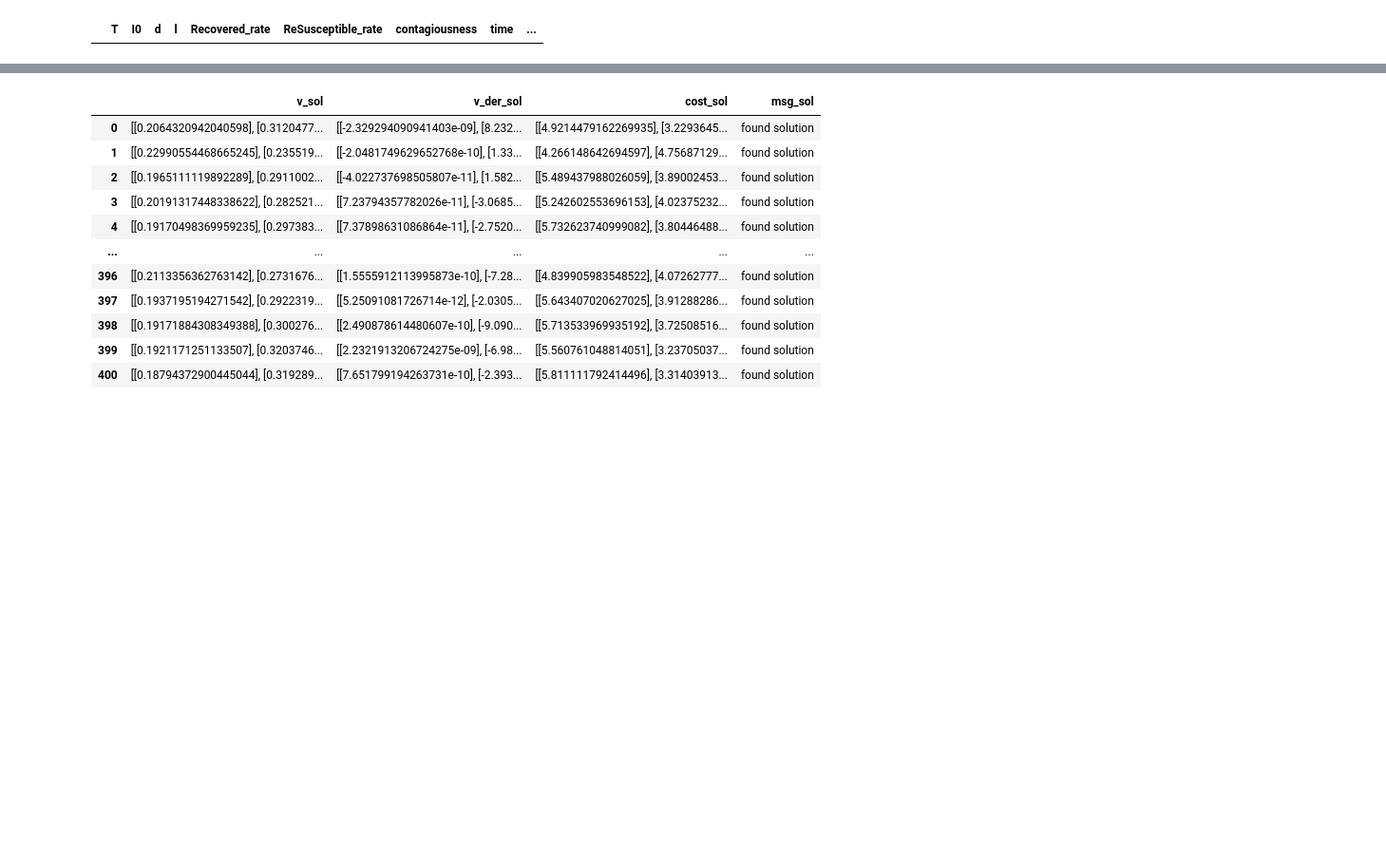
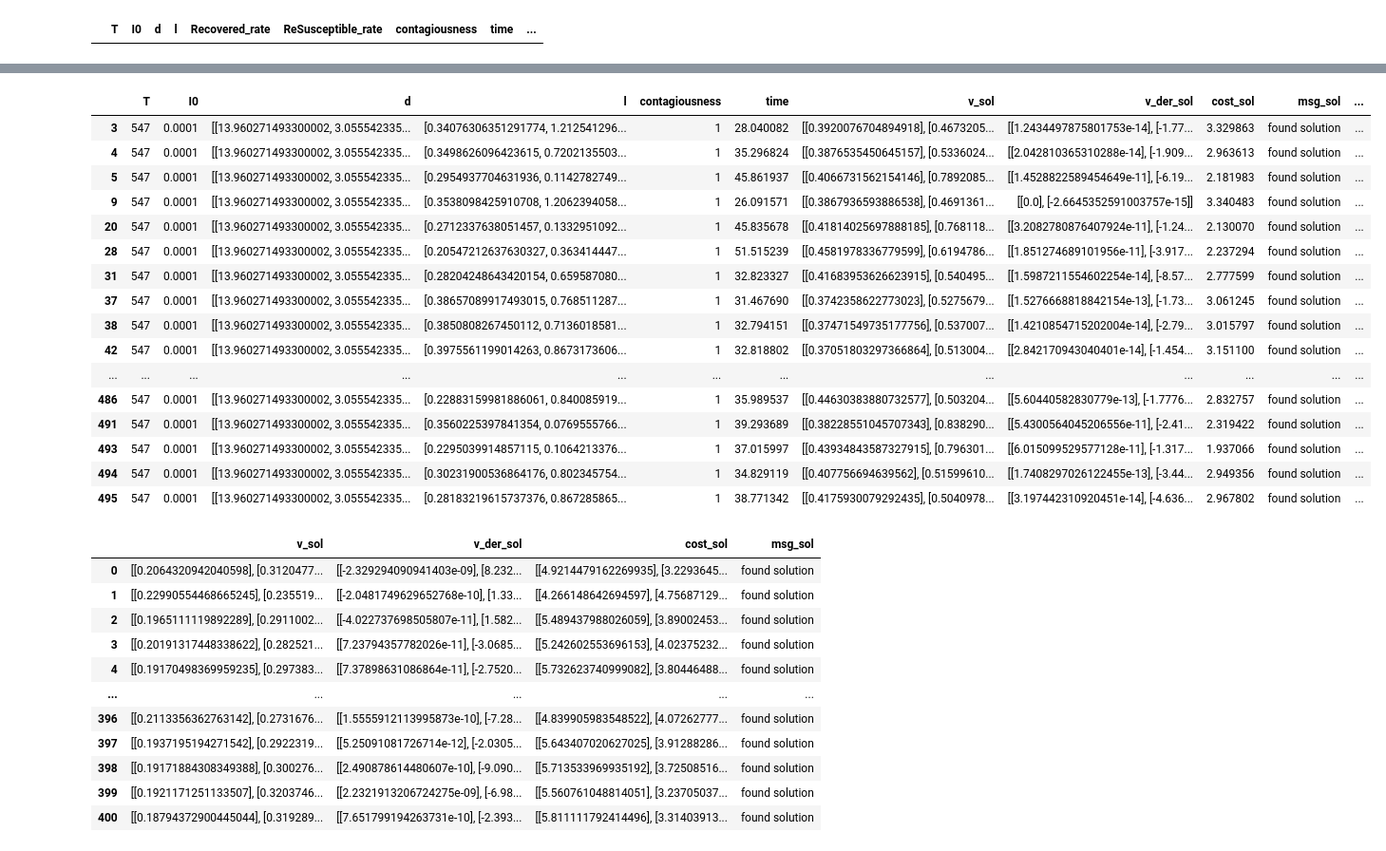
Before and after one commit to daniel-ablin/Thesis, a Jupyter notebook: test analysis.ipynb, the cells around one changed output, grey strips where cells are left out. Shown at 95% size. Saved outputs shown, nothing was run; the diff lists cells and outputs as text; code cells hidden in the pictures; blank space fills up the shorter version.

```diff
--- a/test analysis.ipynb
+++ b/test analysis.ipynb
@@ -134,3 +162,23 @@ sns.pairplot(base[columns], hue='best_sol', diag_kind='hist')
+# %%
+base.query('best_sol == "cost_sol"')
+# %% [output]
+|  | T | I0 | d | l | contagiousness | time | v_sol | v_der_sol | cost_sol | msg_sol | ... |
+| 3 | 547 | 0.0001 | [[13.960271493300002, 3.055542335... | [0.34076306351291774, 1.212541296... | 1 | 28.040082 | [[0.3920076704894918], [0.4673205... | [[1.2434497875801753e-14], [-1.77... | 3.329863 | found solution | ... |
+| 4 | 547 | 0.0001 | [[13.960271493300002, 3.055542335... | [0.3498626096423615, 0.7202135503... | 1 | 35.296824 | [[0.3876535450645157], [0.5336024... | [[2.042810365310288e-14], [-1.909... | 2.963613 | found solution | ... |
+| 5 | 547 | 0.0001 | [[13.960271493300002, 3.055542335... | [0.2954937704631936, 0.1142782749... | 1 | 45.861937 | [[0.4066731562154146], [0.7892085... | [[1.4528822589454649e-11], [-6.19... | 2.181983 | found solution | ... |
+| 9 | 547 | 0.0001 | [[13.960271493300002, 3.055542335... | [0.3538098425910708, 1.2062394058... | 1 | 26.091571 | [[0.3867936593886538], [0.4691361... | [[0.0], [-2.6645352591003757e-15]] | 3.340483 | found solution | ... |
+| 20 | 547 | 0.0001 | [[13.960271493300002, 3.055542335... | [0.2712337638051457, 0.1332951092... | 1 | 45.835678 | [[0.41814025697888185], [0.768118... | [[3.2082780876407924e-11], [-1.24... | 2.130070 | found solution | ... |
+| 28 | 547 | 0.0001 | [[13.960271493300002, 3.055542335... | [0.20547212637630327, 0.363414447... | 1 | 51.515239 | [[0.4581978336779599], [0.6194786... | [[1.851274689101956e-11], [-3.917... | 2.237294 | found solution | ... |
+| 31 | 547 | 0.0001 | [[13.960271493300002, 3.055542335... | [0.28204248643420154, 0.659587080... | 1 | 32.823327 | [[0.41683953626623915], [0.540495... | [[1.5987211554602254e-14], [-8.57... | 2.777599 | found solution | ... |
+| 37 | 547 | 0.0001 | [[13.960271493300002, 3.055542335... | [0.38657089917493015, 0.768511287... | 1 | 31.467690 | [[0.3742358622773023], [0.5275679... | [[1.5276668818842154e-13], [-1.73... | 3.061245 | found solution | ... |
+| 38 | 547 | 0.0001 | [[13.960271493300002, 3.055542335... | [0.3850808267450112, 0.7136018581... | 1 | 32.794151 | [[0.37471549735177756], [0.537007... | [[1.4210854715202004e-14], [-2.79... | 3.015797 | found solution | ... |
+| 42 | 547 | 0.0001 | [[13.960271493300002, 3.055542335... | [0.3975561199014263, 0.8673173606... | 1 | 32.818802 | [[0.37051803297366864], [0.513004... | [[2.842170943040401e-14], [-1.454... | 3.151100 | found solution | ... |
+| ... | ... | ... | ... | ... | ... | ... | ... | ... | ... | ... | ... |
+| 486 | 547 | 0.0001 | [[13.960271493300002, 3.055542335... | [0.22883159981886061, 0.840085919... | 1 | 35.989537 | [[0.44630383880732577], [0.503204... | [[5.60440582830779e-13], [-1.7776... | 2.832757 | found solution | ... |
+| 491 | 547 | 0.0001 | [[13.960271493300002, 3.055542335... | [0.3560225397841354, 0.0769555766... | 1 | 39.293689 | [[0.38228551045707343], [0.838290... | [[5.4300564045206556e-11], [-2.41... | 2.319422 | found solution | ... |
+| 493 | 547 | 0.0001 | [[13.960271493300002, 3.055542335... | [0.2295039914857115, 0.1064213376... | 1 | 37.015997 | [[0.43934843587327915], [0.796301... | [[6.015099529577128e-11], [-1.317... | 1.937066 | found solution | ... |
+| 494 | 547 | 0.0001 | [[13.960271493300002, 3.055542335... | [0.30231900536864176, 0.802345754... | 1 | 34.829119 | [[0.407756694639562], [0.51599610... | [[1.7408297026122455e-13], [-3.44... | 2.949356 | found solution | ... |
+| 495 | 547 | 0.0001 | [[13.960271493300002, 3.055542335... | [0.28183219615737376, 0.867285865... | 1 | 38.771342 | [[0.4175930079292435], [0.5040978... | [[3.197442310920451e-14], [-4.636... | 2.967802 | found solution | ... |
 # %%
 test = pd.read_pickle(specific_file)
 
```
Also changed, not shown: parts of 12 cells of this notebook, 4 other files.
